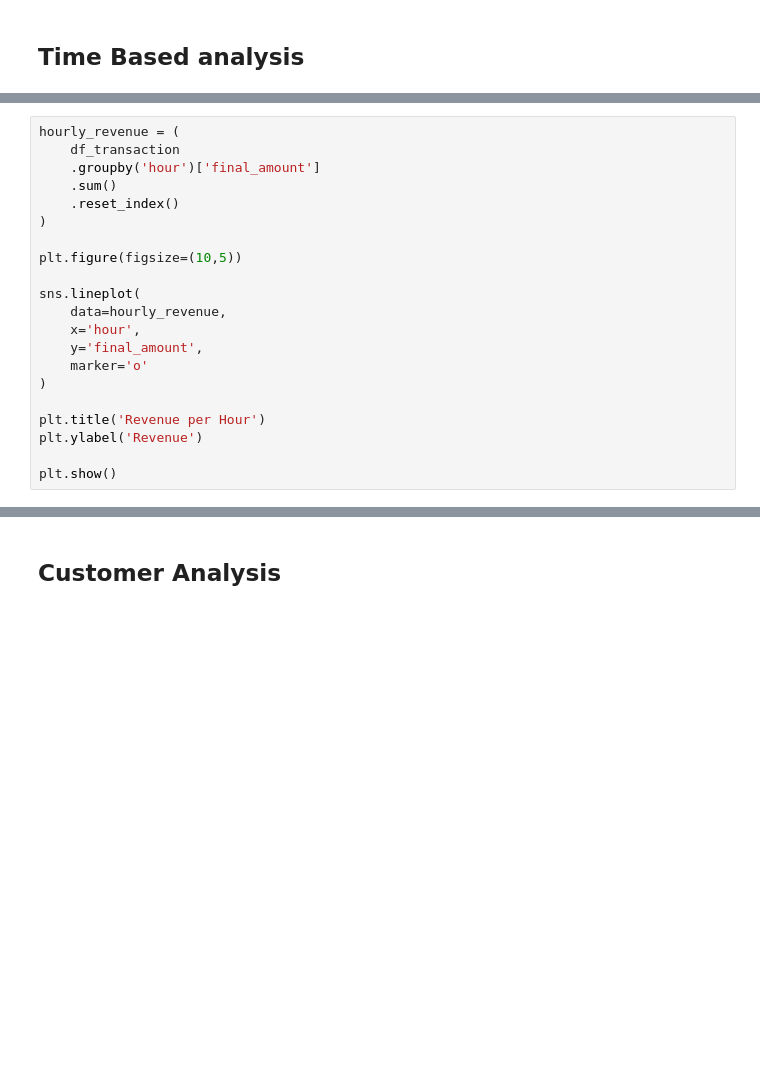
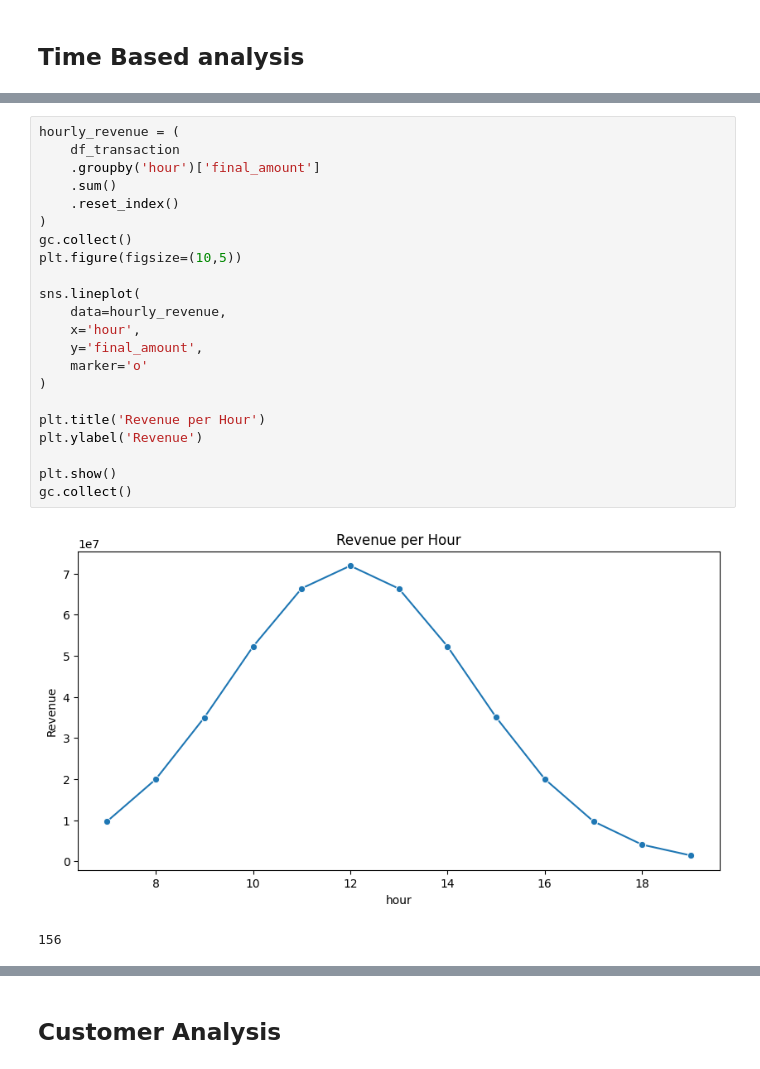
Before and after one commit to hhtpjeremia-prog/Capstone-Tempa, a Jupyter notebook: 06-EDA.ipynb, the cells around one changed output, grey strips where cells are left out. Cells and saved outputs as stored; diff of their text form; blank space fills up the shorter version.

```diff
--- a/06-EDA.ipynb
+++ b/06-EDA.ipynb
@@ -69,24 +86,28 @@ plt.show()
 # %%
 hourly_revenue = (
     df_transaction
     .groupby('hour')['final_amount']
     .sum()
     .reset_index()
 )
-
+gc.collect()
 plt.figure(figsize=(10,5))
 
 sns.lineplot(
     data=hourly_revenue,
     x='hour',
     y='final_amount',
     marker='o'
 )
 
 plt.title('Revenue per Hour')
 plt.ylabel('Revenue')
 
 plt.show()
+gc.collect()
+# %% [output]
+[figure, added]
+156
 # %%
 monthly_trend = (
     df_transaction
```
Also changed, not shown: parts of 26 cells of this notebook, 4 other files.
